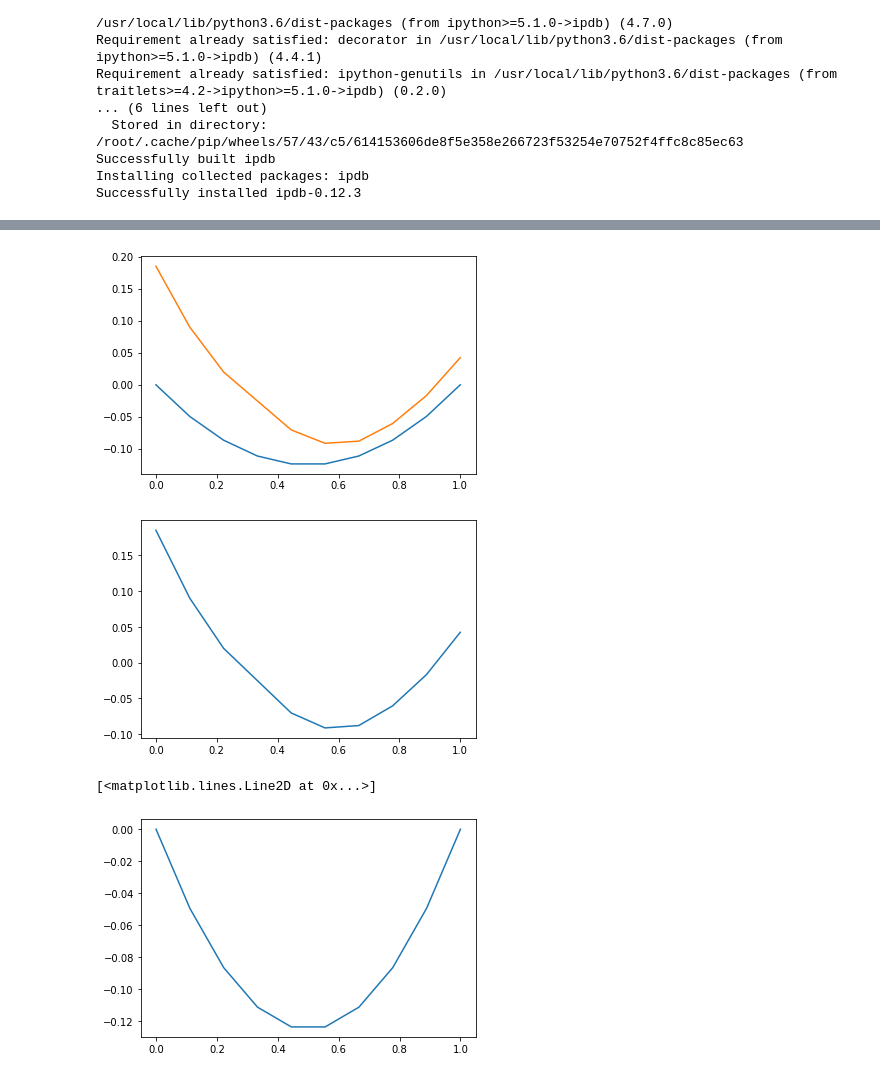
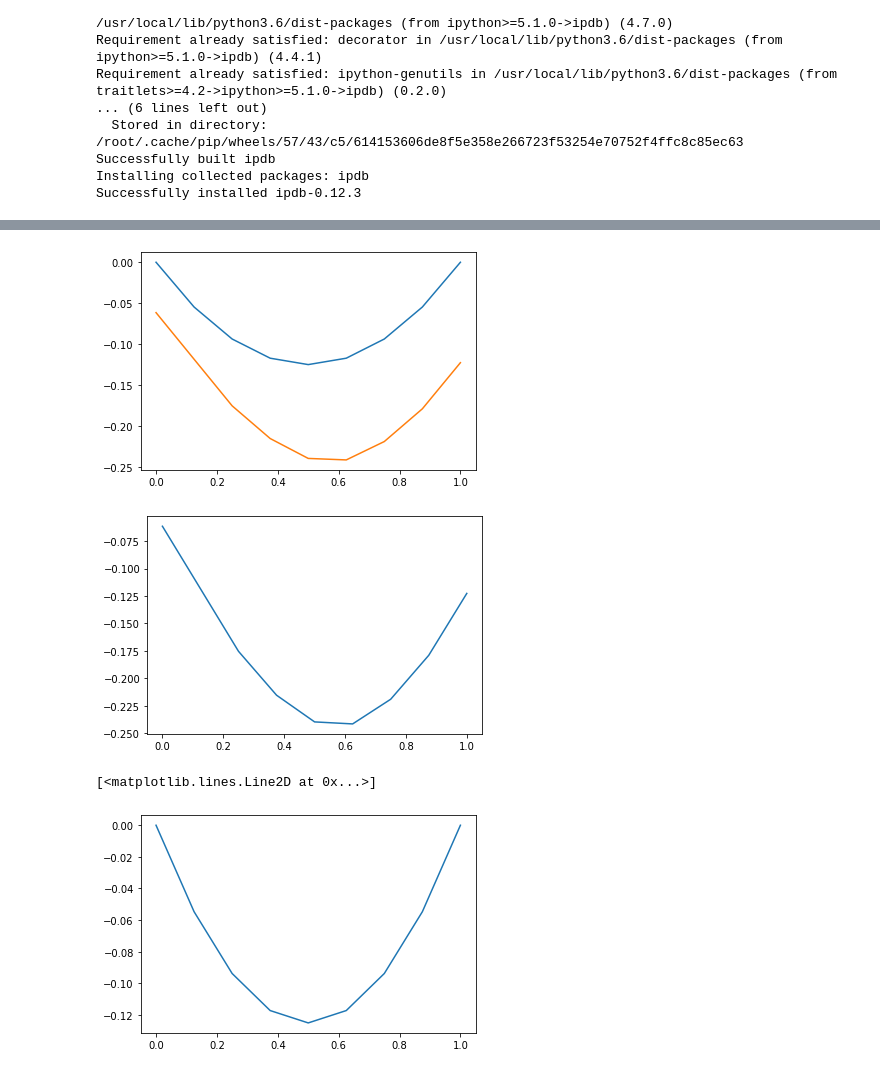
Before and after one commit to wqiu96/summer_project, a Jupyter notebook: src/nn.ipynb, the cells around one changed output, grey strips where cells are left out. Saved outputs shown, nothing was run; the diff lists cells and outputs as text; code cells hidden in the pictures.

```diff
--- a/src/nn.ipynb
+++ b/src/nn.ipynb
@@ -181,14 +181,17 @@ def solver(mdp, n_epoch = 500):
     #loss
     def tot_loss():
         out = 0.
+
         for ix in deep_iter(*mdp['v_shape']):
           ia = tuple([0]*mdp['dim'])
           if m['is_interior'](*ix):
             #out += abs(mdp['term_cost'](ix) - value(torch.FloatTensor(mdp['i2s'](*ix))))
             out += mdp['bellman'](ix,ia,value)**2
-          #else:
-            #out += abs(mdp['term_cost'](ix) - value(torch.FloatTensor(mdp['i2s'](*ix))))
-        return 500*out#/mdp.v_size_
+        boundy1 = tuple([0]*mdp['dim'])
+        boundy2 = tuple([9]*mdp['dim'])
+        add1 = (mdp['term_cost'](mdp['i2s'](*boundy2)) - value(torch.FloatTensor(mdp['i2s'](*boundy1))))**2
+        add2 = (mdp['term_cost'](mdp['i2s'](*boundy2)) - value(torch.FloatTensor(mdp['i2s'](*boundy2))))**2
+        return 500*out + 40*add1 + 40*add2#/mdp.v_size_
 
     print_n = 10
     epoch_per_print= int(n_epoch/print_n)
@@ -216,7 +219,7 @@ def solver(mdp, n_epoch = 500):
 # %%
 torch.manual_seed(0)
 p = Pde(dim=1)
-m = p.mdp(n_mesh_s= 9)
+m = p.mdp(n_mesh_s= 8)
 value = solver(m, n_epoch=2000)
 ######check solution
 err =0
@@ -262,4 +265,4 @@ Epoch [2000/2000], Loss: 0.0960
-[figure, old version]
+[figure, new version]
 # %%
 
 if p.dim ==1:
@@ -271,9 +274,9 @@ if p.dim ==1:
 
     plt.plot(cod_x, cod_y_pred)
 # %% [output]
-[figure, old version]
+[figure, new version]
 # %%
 plt.plot(cod_x, cod_y)
 # %% [output]
 [<matplotlib.lines.Line2D at 0x...>]
-[figure, old version]
+[figure, new version]
```
Also changed, not shown: parts of 1 cell of this notebook.
